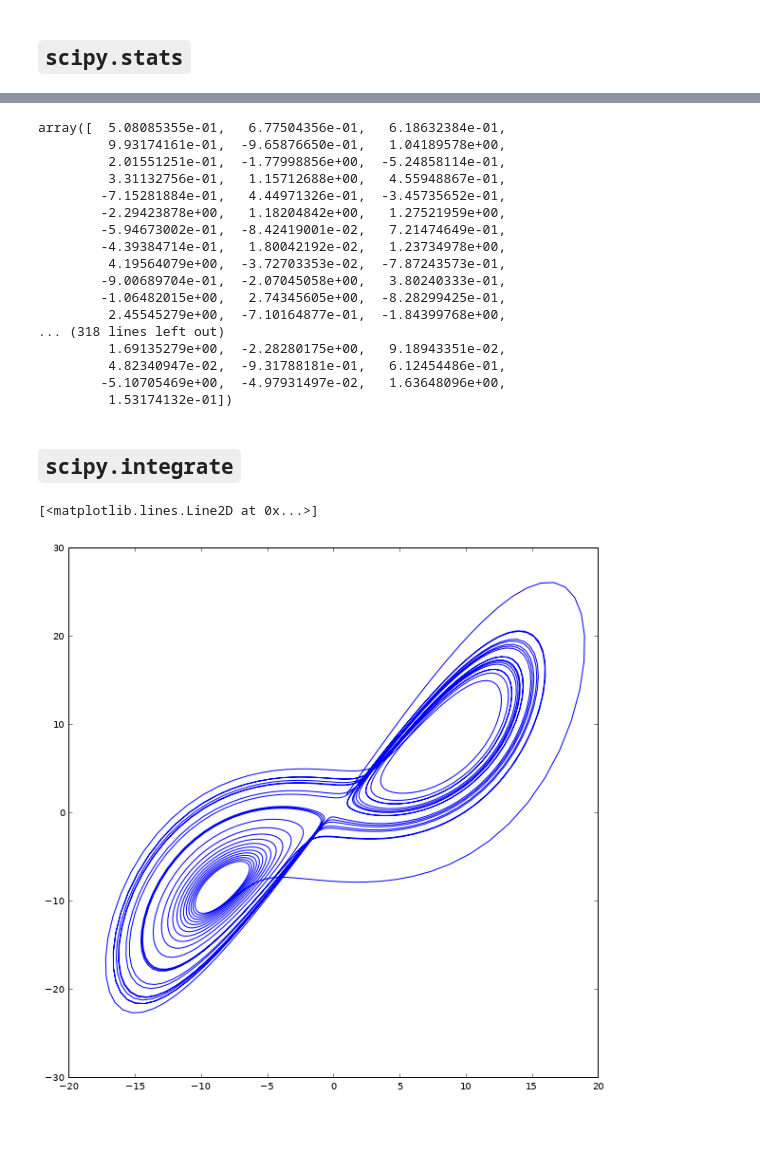
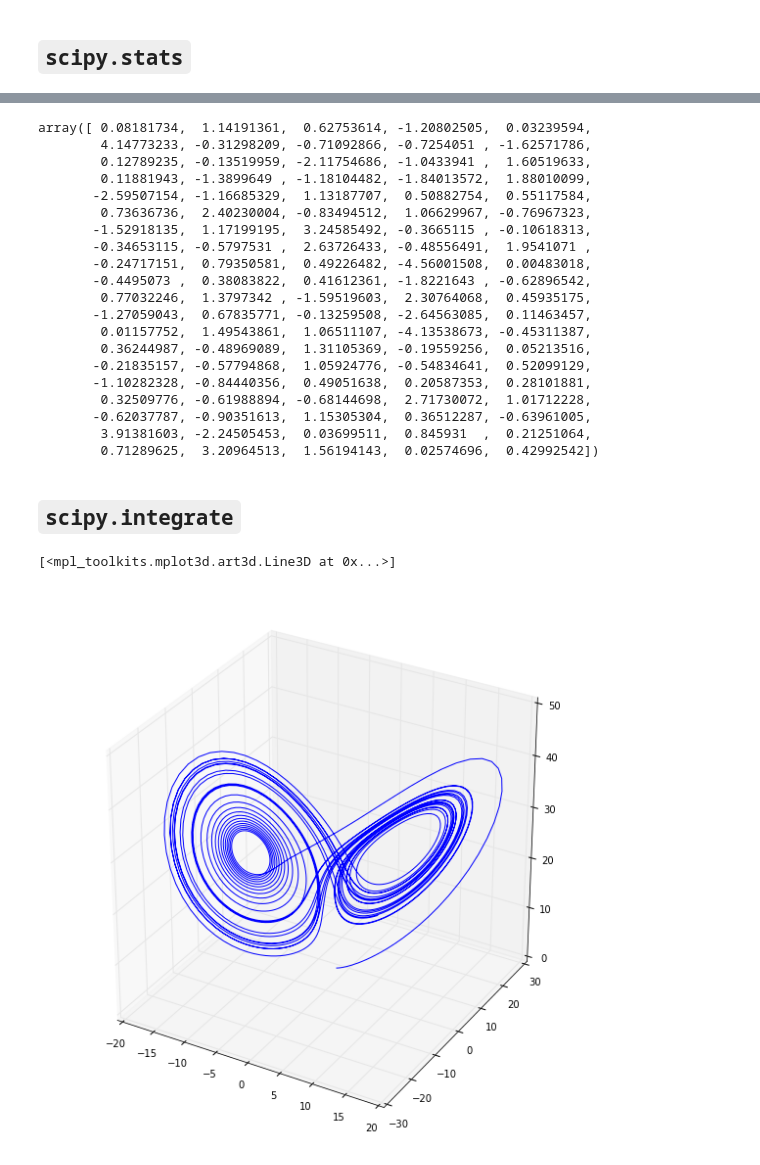
Before and after one commit to hetland/python4geosciences_OLD, a Jupyter notebook: materials/03 Numpy.ipynb, the cells around one changed output, grey strips where cells are left out. Saved outputs shown, nothing was run; the diff lists cells and outputs as text; code cells hidden in the pictures; blank space fills up the shorter version.

```diff
--- a/materials/03 Numpy.ipynb
+++ b/materials/03 Numpy.ipynb
@@ -106,0 +149,4 @@ arr.shape
+# %%
+x = np.random.rand(10)
+imax = x.argmax()
+print(imax, x[imax], x.max())
@@ -277,26 +429,29 @@ array([ 0.02489353,  0.02643286,  0.02806738,  0.02980297,  0.03164588,
         0.03360276,  0.03164588,  0.02980297,  0.02806738,  0.02643286,
         0.02489353])
 # %%
-r = scipy.stats.laplace.rvs(size=1000) # Generate 1000 random numbers based on the laplace distribution
+r = scipy.stats.laplace.rvs(size=100) # Generate 100 random numbers based on the laplace distribution
 r
 # %% [output]
-array([  5.08085355e-01,   6.77504356e-01,   6.18632384e-01,
-         9.93174161e-01,  -9.65876650e-01,   1.04189578e+00,
-         2.01551251e-01,  -1.77998856e+00,  -5.24858114e-01,
-         3.31132756e-01,   1.15712688e+00,   4.55948867e-01,
-        -7.15281884e-01,   4.44971326e-01,  -3.45735652e-01,
-        -2.29423878e+00,   1.18204842e+00,   1.27521959e+00,
-        -5.94673002e-01,  -8.42419001e-02,   7.21474649e-01,
-        -4.39384714e-01,   1.80042192e-02,   1.23734978e+00,
-         4.19564079e+00,  -3.72703353e-02,  -7.87243573e-01,
-        -9.00689704e-01,  -2.07045058e+00,   3.80240333e-01,
-        -1.06482015e+00,   2.74345605e+00,  -8.28299425e-01,
-         2.45545279e+00,  -7.10164877e-01,  -1.84399768e+00,
-... (318 lines left out)
-         1.69135279e+00,  -2.28280175e+00,   9.18943351e-02,
-         4.82340947e-02,  -9.31788181e-01,   6.12454486e-01,
-        -5.10705469e+00,  -4.97931497e-02,   1.63648096e+00,
-         1.53174132e-01])
+array([ 0.08181734,  1.14191361,  0.62753614, -1.20802505,  0.03239594,
+        4.14773233, -0.31298209, -0.71092866, -0.7254051 , -1.62571786,
+        0.12789235, -0.13519959, -2.11754686, -1.0433941 ,  1.60519633,
+        0.11881943, -1.3899649 , -1.18104482, -1.84013572,  1.88010099,
+       -2.59507154, -1.16685329,  1.13187707,  0.50882754,  0.55117584,
+        0.73636736,  2.40230004, -0.83494512,  1.06629967, -0.76967323,
+       -1.52918135,  1.17199195,  3.24585492, -0.3665115 , -0.10618313,
+       -0.34653115, -0.5797531 ,  2.63726433, -0.48556491,  1.9541071 ,
+       -0.24717151,  0.79350581,  0.49226482, -4.56001508,  0.00483018,
+       -0.4495073 ,  0.38083822,  0.41612361, -1.8221643 , -0.62896542,
+        0.77032246,  1.3797342 , -1.59519603,  2.30764068,  0.45935175,
+       -1.27059043,  0.67835771, -0.13259508, -2.64563085,  0.11463457,
+        0.01157752,  1.49543861,  1.06511107, -4.13538673, -0.45311387,
+        0.36244987, -0.48969089,  1.31105369, -0.19559256,  0.05213516,
+       -0.21835157, -0.57794868,  1.05924776, -0.54834641,  0.52099129,
+       -1.10282328, -0.84440356,  0.49051638,  0.20587353,  0.28101881,
+        0.32509776, -0.61988894, -0.68144698,  2.71730072,  1.01712228,
+       -0.62037787, -0.90351613,  1.15305304,  0.36512287, -0.63961005,
+        3.91381603, -2.24505453,  0.03699511,  0.845931  ,  0.21251064,
+        0.71289625,  3.20964513,  1.56194143,  0.02574696,  0.42992542])
 # %% [markdown]
 ## `scipy.integrate`
 # %%
@@ -318,11 +473,12 @@ sol = scipy.integrate.odeint(lorenz, (1., 2., 3.), t)
 x, y, z = sol.T
 # %%
 import matplotlib.pyplot as plt
+from mpl_toolkits.mplot3d import Axes3D
 % matplotlib inline
 
 fig = plt.figure(figsize=(10, 10))
-ax = fig.add_subplot(111)
-ax.plot(x, y)
+ax = fig.add_subplot(111, projection='3d')
+ax.plot(x, y, z)
 # %% [output]
-[<matplotlib.lines.Line2D at 0x...>]
+[<mpl_toolkits.mplot3d.art3d.Line3D at 0x...>]
-[figure, old version]
+[figure, new version]
```
Also changed, not shown: parts of 33 cells of this notebook, 1 other file.
